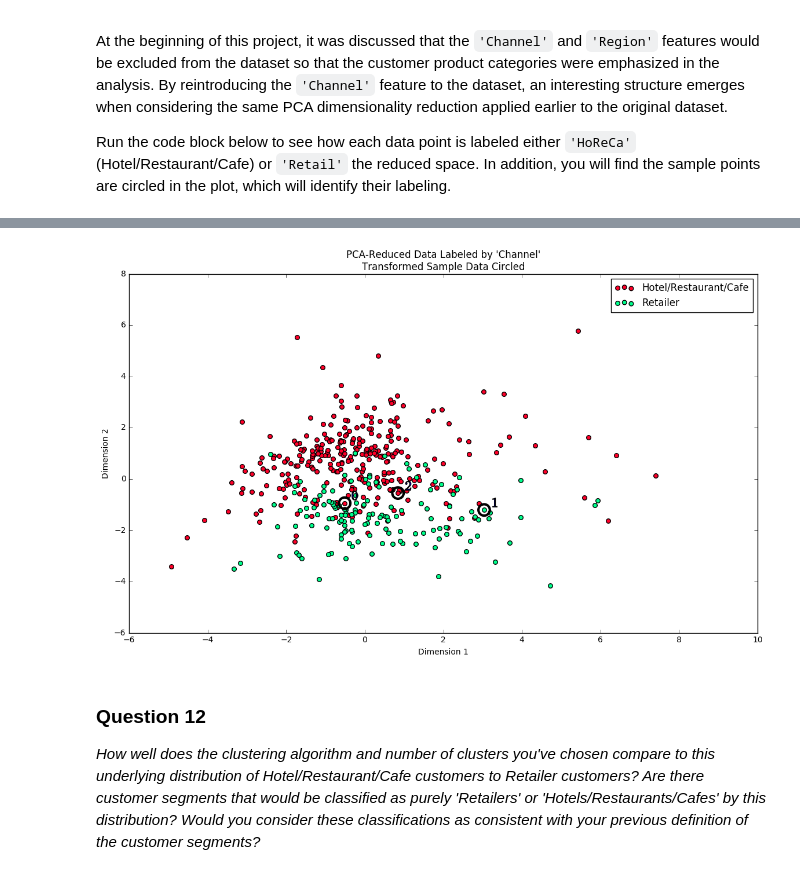
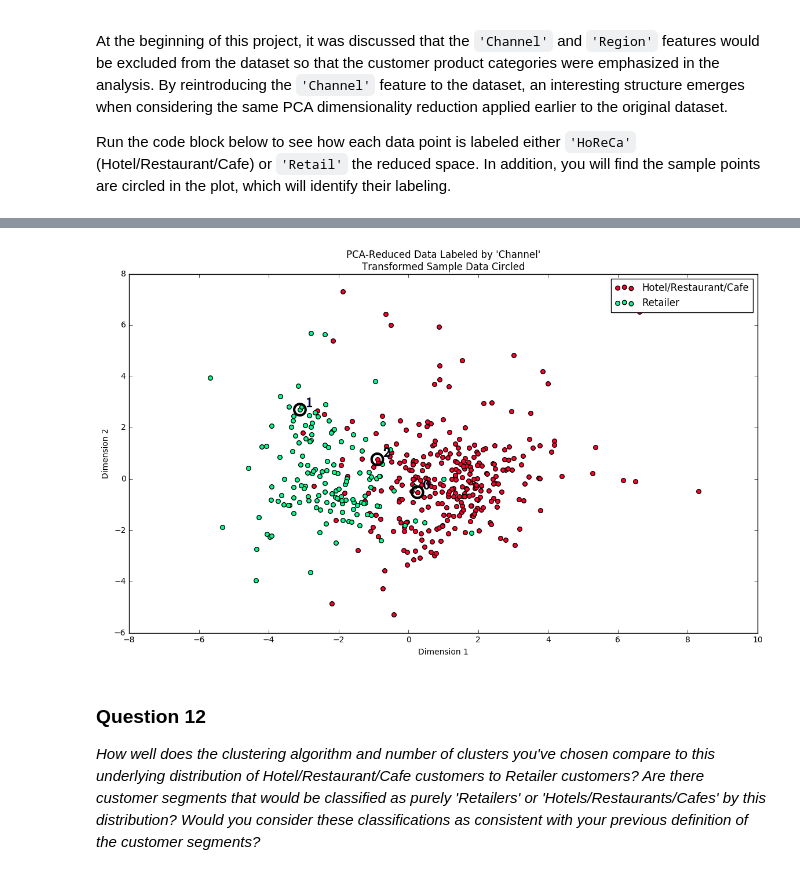
Before and after one commit to EstevaoUyra/udacity_projects, a Jupyter notebook: customer_segments/customer_segments.ipynb, the cells around one changed output, grey strips where cells are left out. Drawn from its saved outputs; the diff is of its cells as text; code cells hidden in the pictures.

```diff
--- a/customer_segments/customer_segments.ipynb
+++ b/customer_segments/customer_segments.ipynb
@@ -203,8 +203,7 @@ outliers  = dict(allout.most_common(5)).keys()
 
 # Remove the outliers, if any were specified
 good_data = log_data.drop(log_data.index[outliers]).reset_index(drop = True)
-good_data = log_data.drop('Detergents_Paper', axis=1)
-good_samples= log_samples.drop('Detergents_Paper', axis=1)
+
 print('Dropped points: ' + str(outliers))
 # %% [output]
 Data points considered outliers for the feature 'Fresh':
@@ -329,10 +338,11 @@ pca = PCA(n_components=2)
 pca = pca.fit(good_data)
 
 reduced_data = pca.transform(good_data)
-pca_samples = pca.transform(good_samples)
+pca_samples = pca.transform(log_samples)
 
 # Create a DataFrame for the reduced data
 reduced_data = pd.DataFrame(reduced_data, columns = ['Dimension 1', 'Dimension 2'])
+unreduced = pd.DataFrame(pca.transform(log_data), columns = ['Dimension 1', 'Dimension 2'])
 # %% [markdown]
 ### Observation
 Run the code below to see how the log-transformed sample data has changed after having a PCA transformation applied to it using only two dimensions. Observe how the values for the first two dimensions remains unchanged when compared to a PCA transformation in six dimensions.
@@ -538,8 +558,8 @@ Run the code block below to see how each data point is labeled either `'HoReCa'`
 # %%
-# Display the clustering results based on 'Channel' data
-vs.channel_results(reduced_data,[], pca_samples)
+# Display the clustering results based on 'Channel' data, using unreduced data
+vs.channel_results(unreduced,[], pca_samples)
 # %% [output]
-[figure, old version]
+[figure, new version]
 # %% [markdown]
 ### Question 12
 *How well does the clustering algorithm and number of clusters you've chosen compare to this underlying distribution of Hotel/Restaurant/Cafe customers to Retailer customers? Are there customer segments that would be classified as purely 'Retailers' or 'Hotels/Restaurants/Cafes' by this distribution? Would you consider these classifications as consistent with your previous definition of the customer segments?*
```
Also changed, not shown: parts of 17 cells of this notebook, 1 other file.
